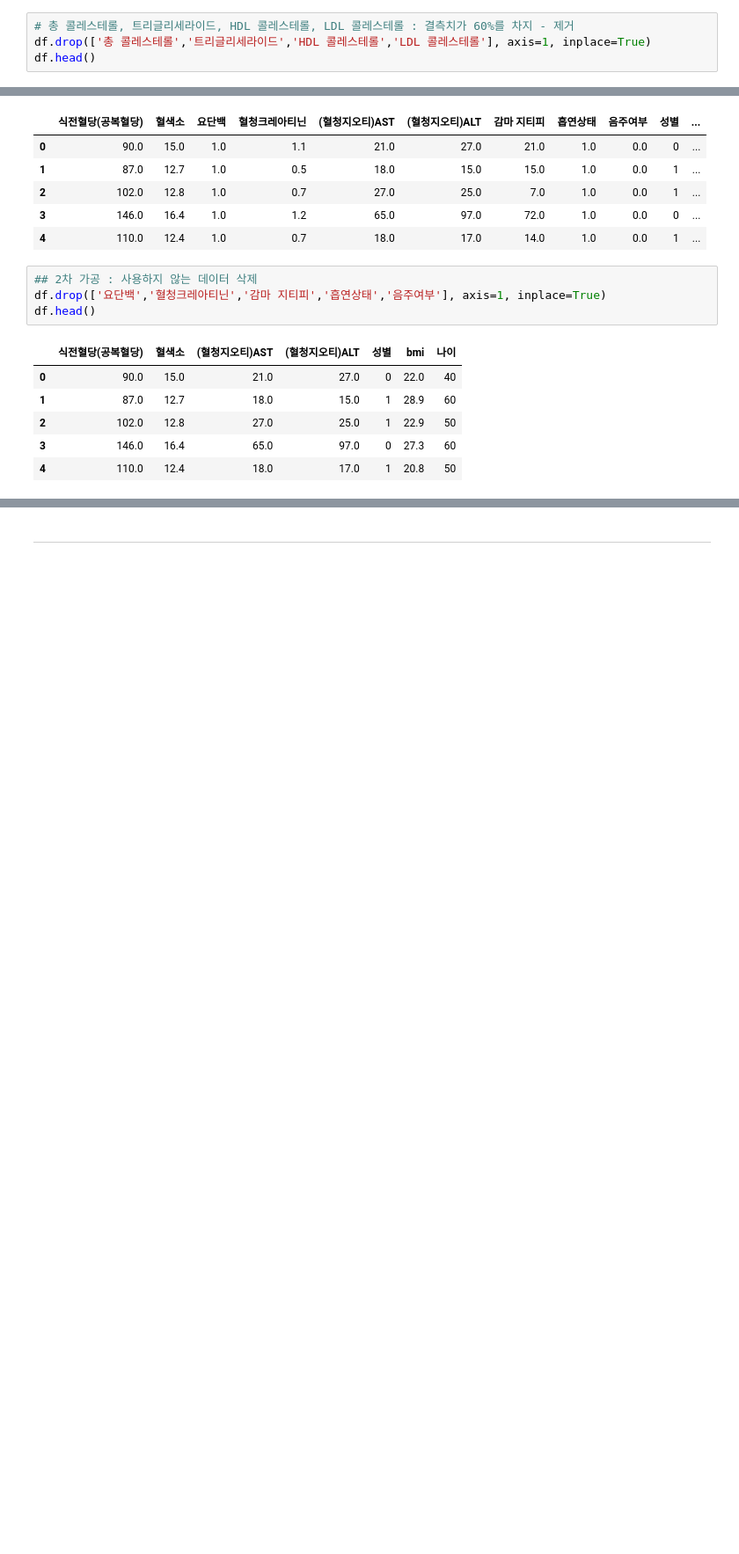
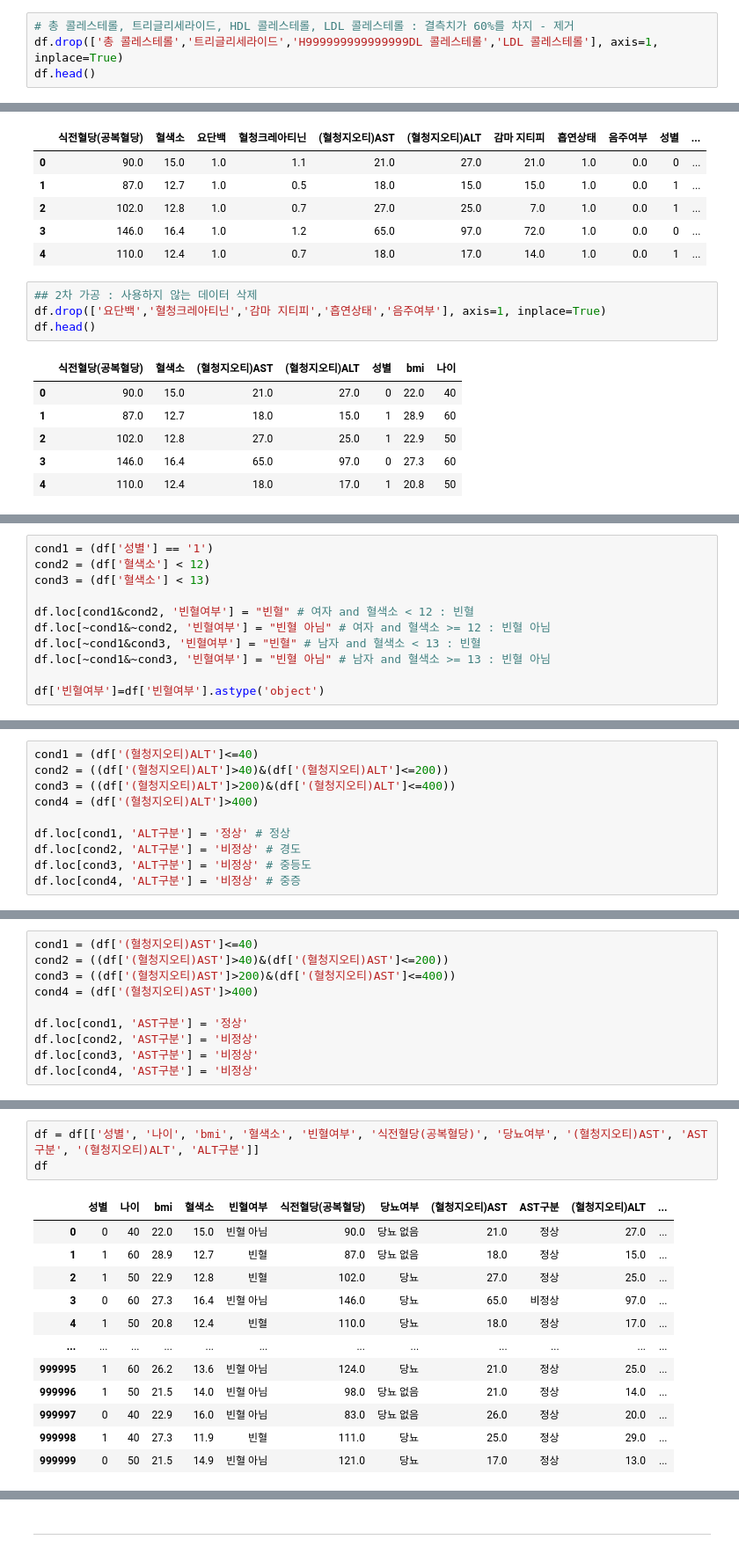
Before and after one commit to LAGABI44/Project-AIFFELTHON, a Jupyter notebook: 데이터 재가공/데이터 재가공_이봄.ipynb, the cells around one changed output, grey strips where cells are left out. Shown at 88% size. Saved outputs shown, nothing was run; the diff lists cells and outputs as text; blank space fills up the shorter version.

```diff
--- a/데이터 재가공/데이터 재가공_이봄.ipynb
+++ b/데이터 재가공/데이터 재가공_이봄.ipynb
@@ -229,7 +232,7 @@ df.isnull().sum().plot.barh(figsize=(10, 9))
 [figure]
 # %%
 # 총 콜레스테롤, 트리글리세라이드, HDL 콜레스테롤, LDL 콜레스테롤 : 결측치가 60%를 차지 - 제거
-df.drop(['총 콜레스테롤','트리글리세라이드','HDL 콜레스테롤','LDL 콜레스테롤'], axis=1, inplace=True)
+df.drop(['총 콜레스테롤','트리글리세라이드','H999999999999999DL 콜레스테롤','LDL 콜레스테롤'], axis=1, inplace=True)
 df.head()
 # %% [output]
 |  | 성별코드 | 연령대 코드(5세단위) | 신장(5Cm단위) | 체중(5Kg 단위) | 식전혈당(공복혈당) | 혈색소 | 요단백 | 혈청크레아티닌 | (혈청지오티)AST | ... |
@@ -580,0 +608,11 @@ df.head()
+# %%
+cond1 = (df['성별'] == '1')
+cond2 = (df['혈색소'] < 12)
+cond3 = (df['혈색소'] < 13)
+
+df.loc[cond1&cond2, '빈혈여부'] = "빈혈" # 여자 and 혈색소 < 12 : 빈혈
+df.loc[~cond1&~cond2, '빈혈여부'] = "빈혈 아님" # 여자 and 혈색소 >= 12 : 빈혈 아님
+df.loc[~cond1&cond3, '빈혈여부'] = "빈혈" # 남자 and 혈색소 < 13 : 빈혈
+df.loc[~cond1&~cond3, '빈혈여부'] = "빈혈 아님" # 남자 and 혈색소 >= 13 : 빈혈 아님
+
+df['빈혈여부']=df['빈혈여부'].astype('object')
@@ -580,0 +675,10 @@ df.head()
+# %%
+cond1 = (df['(혈청지오티)ALT']<=40)
+cond2 = ((df['(혈청지오티)ALT']>40)&(df['(혈청지오티)ALT']<=200))
+cond3 = ((df['(혈청지오티)ALT']>200)&(df['(혈청지오티)ALT']<=400))
+cond4 = (df['(혈청지오티)ALT']>400)
+
+df.loc[cond1, 'ALT구분'] = '정상' # 정상
+df.loc[cond2, 'ALT구분'] = '비정상' # 경도
+df.loc[cond3, 'ALT구분'] = '비정상' # 중등도
+df.loc[cond4, 'ALT구분'] = '비정상' # 중증
@@ -580,0 +687,10 @@ df.head()
+# %%
+cond1 = (df['(혈청지오티)AST']<=40)
+cond2 = ((df['(혈청지오티)AST']>40)&(df['(혈청지오티)AST']<=200))
+cond3 = ((df['(혈청지오티)AST']>200)&(df['(혈청지오티)AST']<=400))
+cond4 = (df['(혈청지오티)AST']>400)
+
+df.loc[cond1, 'AST구분'] = '정상'
+df.loc[cond2, 'AST구분'] = '비정상'
+df.loc[cond3, 'AST구분'] = '비정상'
+df.loc[cond4, 'AST구분'] = '비정상'
@@ -580,0 +717,16 @@ df.head()
+# %%
+df = df[['성별', '나이', 'bmi', '혈색소', '빈혈여부', '식전혈당(공복혈당)', '당뇨여부', '(혈청지오티)AST', 'AST구분', '(혈청지오티)ALT', 'ALT구분']]
+df
+# %% [output]
+|  | 성별 | 나이 | bmi | 혈색소 | 빈혈여부 | 식전혈당(공복혈당) | 당뇨여부 | (혈청지오티)AST | AST구분 | (혈청지오티)ALT | ... |
+| 0 | 0 | 40 | 22.0 | 15.0 | 빈혈 아님 | 90.0 | 당뇨 없음 | 21.0 | 정상 | 27.0 | ... |
+| 1 | 1 | 60 | 28.9 | 12.7 | 빈혈 | 87.0 | 당뇨 없음 | 18.0 | 정상 | 15.0 | ... |
+| 2 | 1 | 50 | 22.9 | 12.8 | 빈혈 | 102.0 | 당뇨 | 27.0 | 정상 | 25.0 | ... |
+| 3 | 0 | 60 | 27.3 | 16.4 | 빈혈 아님 | 146.0 | 당뇨 | 65.0 | 비정상 | 97.0 | ... |
+| 4 | 1 | 50 | 20.8 | 12.4 | 빈혈 | 110.0 | 당뇨 | 18.0 | 정상 | 17.0 | ... |
+| ... | ... | ... | ... | ... | ... | ... | ... | ... | ... | ... | ... |
+| 999995 | 1 | 60 | 26.2 | 13.6 | 빈혈 아님 | 124.0 | 당뇨 | 21.0 | 정상 | 25.0 | ... |
+| 999996 | 1 | 50 | 21.5 | 14.0 | 빈혈 아님 | 98.0 | 당뇨 없음 | 21.0 | 정상 | 14.0 | ... |
+| 999997 | 0 | 40 | 22.9 | 16.0 | 빈혈 아님 | 83.0 | 당뇨 없음 | 26.0 | 정상 | 20.0 | ... |
+| 999998 | 1 | 40 | 27.3 | 11.9 | 빈혈 | 111.0 | 당뇨 | 25.0 | 정상 | 29.0 | ... |
+| 999999 | 0 | 50 | 21.5 | 14.9 | 빈혈 아님 | 121.0 | 당뇨 | 17.0 | 정상 | 13.0 | ... |
```
Also changed, not shown: parts of 53 cells of this notebook.
